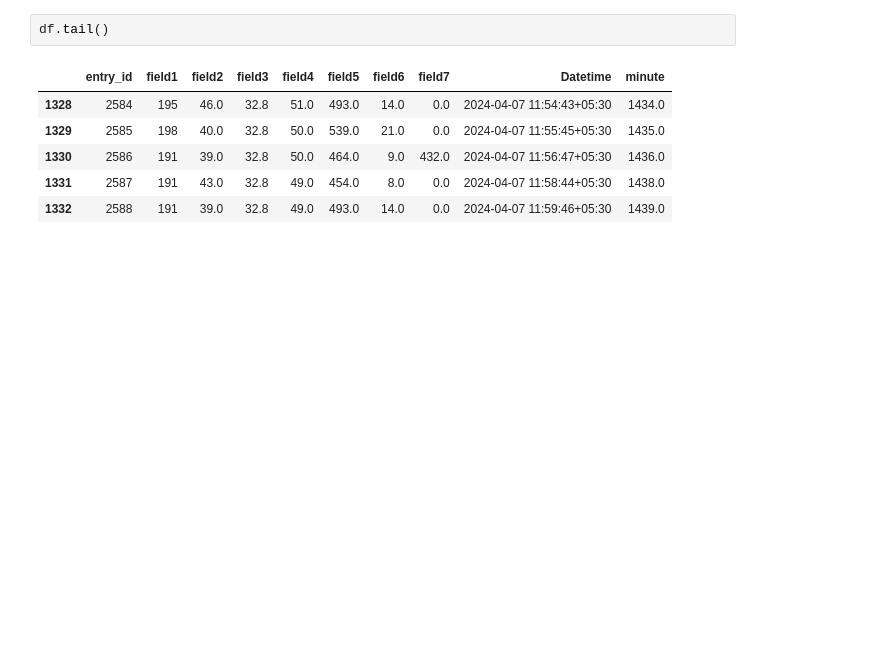
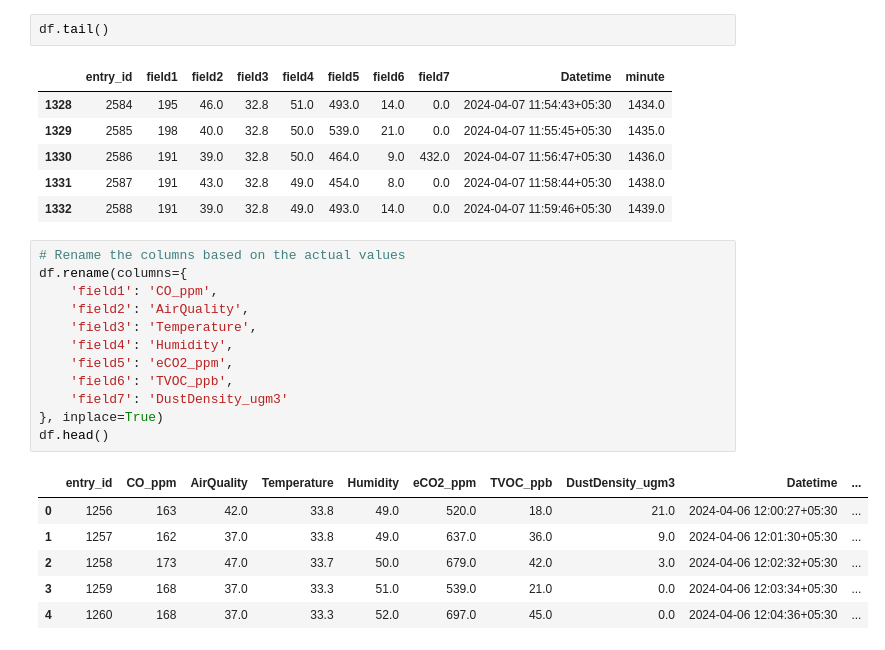
Before and after one commit to zacharyartman/aai530-group1, a Jupyter notebook: main.ipynb, the cells around one changed output. Cells and saved outputs as stored; diff of their text form; blank space fills up the shorter version.

```diff
--- a/main.ipynb
+++ b/main.ipynb
@@ -120,3 +123,22 @@ df.tail()
 | 1330 | 2586 | 191 | 39.0 | 32.8 | 50.0 | 464.0 | 9.0 | 432.0 | 2024-04-07 11:56:47+05:30 | 1436.0 |
 | 1331 | 2587 | 191 | 43.0 | 32.8 | 49.0 | 454.0 | 8.0 | 0.0 | 2024-04-07 11:58:44+05:30 | 1438.0 |
 | 1332 | 2588 | 191 | 39.0 | 32.8 | 49.0 | 493.0 | 14.0 | 0.0 | 2024-04-07 11:59:46+05:30 | 1439.0 |
+# %%
+# Rename the columns based on the actual values
+df.rename(columns={
+    'field1': 'CO_ppm',
+    'field2': 'AirQuality',
+    'field3': 'Temperature',
+    'field4': 'Humidity',
+    'field5': 'eCO2_ppm',
+    'field6': 'TVOC_ppb',
+    'field7': 'DustDensity_ugm3'
+}, inplace=True)
+df.head()
+# %% [output]
+|  | entry_id | CO_ppm | AirQuality | Temperature | Humidity | eCO2_ppm | TVOC_ppb | DustDensity_ugm3 | Datetime | ... |
+| 0 | 1256 | 163 | 42.0 | 33.8 | 49.0 | 520.0 | 18.0 | 21.0 | 2024-04-06 12:00:27+05:30 | ... |
+| 1 | 1257 | 162 | 37.0 | 33.8 | 49.0 | 637.0 | 36.0 | 9.0 | 2024-04-06 12:01:30+05:30 | ... |
+| 2 | 1258 | 173 | 47.0 | 33.7 | 50.0 | 679.0 | 42.0 | 3.0 | 2024-04-06 12:02:32+05:30 | ... |
+| 3 | 1259 | 168 | 37.0 | 33.3 | 51.0 | 539.0 | 21.0 | 0.0 | 2024-04-06 12:03:34+05:30 | ... |
+| 4 | 1260 | 168 | 37.0 | 33.3 | 52.0 | 697.0 | 45.0 | 0.0 | 2024-04-06 12:04:36+05:30 | ... |
```
Also changed, not shown: parts of 7 cells of this notebook.
